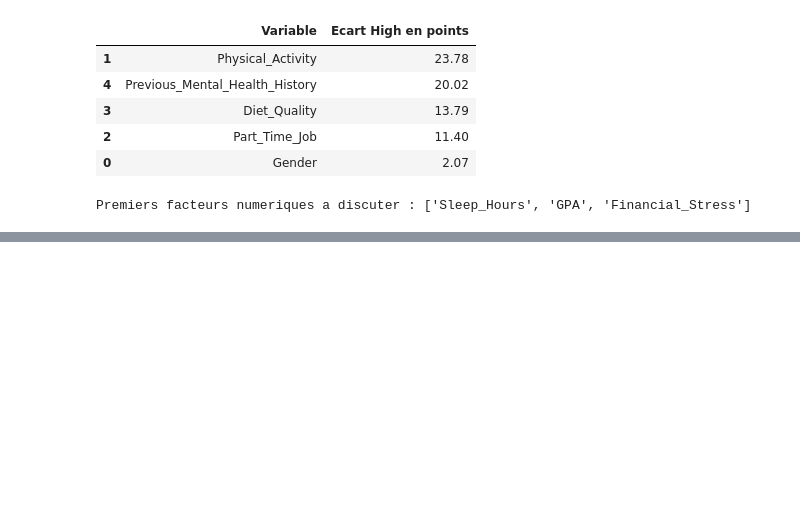
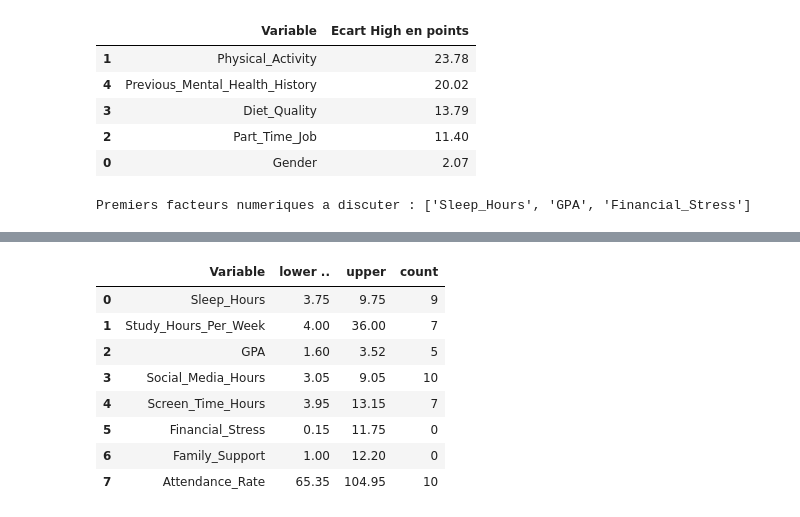
Before and after one commit to ayouberrak2/Jury-Blanc, a Jupyter notebook: notebooks/01_eda.ipynb, the cells around one changed output, grey strips where cells are left out. Drawn from its saved outputs; the diff is of its cells as text; code cells hidden in the pictures; blank space fills up the shorter version.

Commit message:
feat(eda): inspect outliers and prepare training features

```diff
--- a/notebooks/01_eda.ipynb
+++ b/notebooks/01_eda.ipynb
@@ -320,0 +325,27 @@ Premiers facteurs numeriques a discuter : ['Sleep_Hours', 'GPA', 'Financial_Stre
+# %%
+from src.pipeline import OUTLIER_COLUMNS
+
+outlier_rows = []
+for column in OUTLIER_COLUMNS:
+    q1 = X_train[column].quantile(0.25)
+    q3 = X_train[column].quantile(0.75)
+    iqr = q3 - q1
+    lower = q1 - 1.5 * iqr
+    upper = q3 + 1.5 * iqr
+    count = 0
+    if iqr > 0:
+        count = ((X_train[column] < lower) | (X_train[column] > upper)).sum()
+    outlier_rows.append({"Variable": column, "lower ..": lower,
+                         "upper ": upper, "count": count})
+outlier_summary = pd.DataFrame(outlier_rows)
+display(outlier_summary.round(2))
+# %% [output]
+|  | Variable | lower .. | upper | count |
+| 0 | Sleep_Hours | 3.75 | 9.75 | 9 |
+| 1 | Study_Hours_Per_Week | 4.00 | 36.00 | 7 |
+| 2 | GPA | 1.60 | 3.52 | 5 |
+| 3 | Social_Media_Hours | 3.05 | 9.05 | 10 |
+| 4 | Screen_Time_Hours | 3.95 | 13.15 | 7 |
+| 5 | Financial_Stress | 0.15 | 11.75 | 0 |
+| 6 | Family_Support | 1.00 | 12.20 | 0 |
+| 7 | Attendance_Rate | 65.35 | 104.95 | 10 |
```
Also changed, not shown: parts of 3 cells of this notebook.
